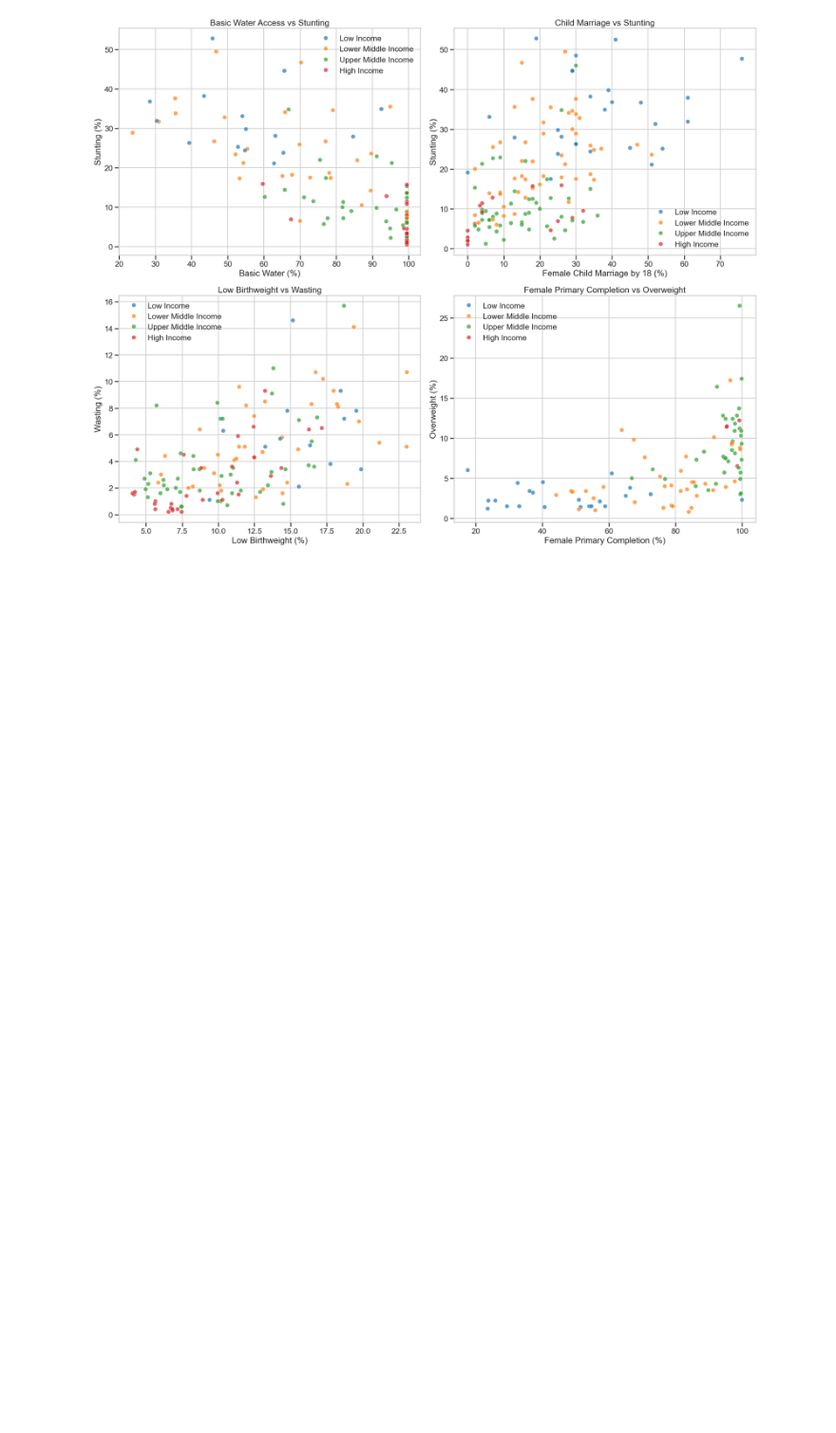
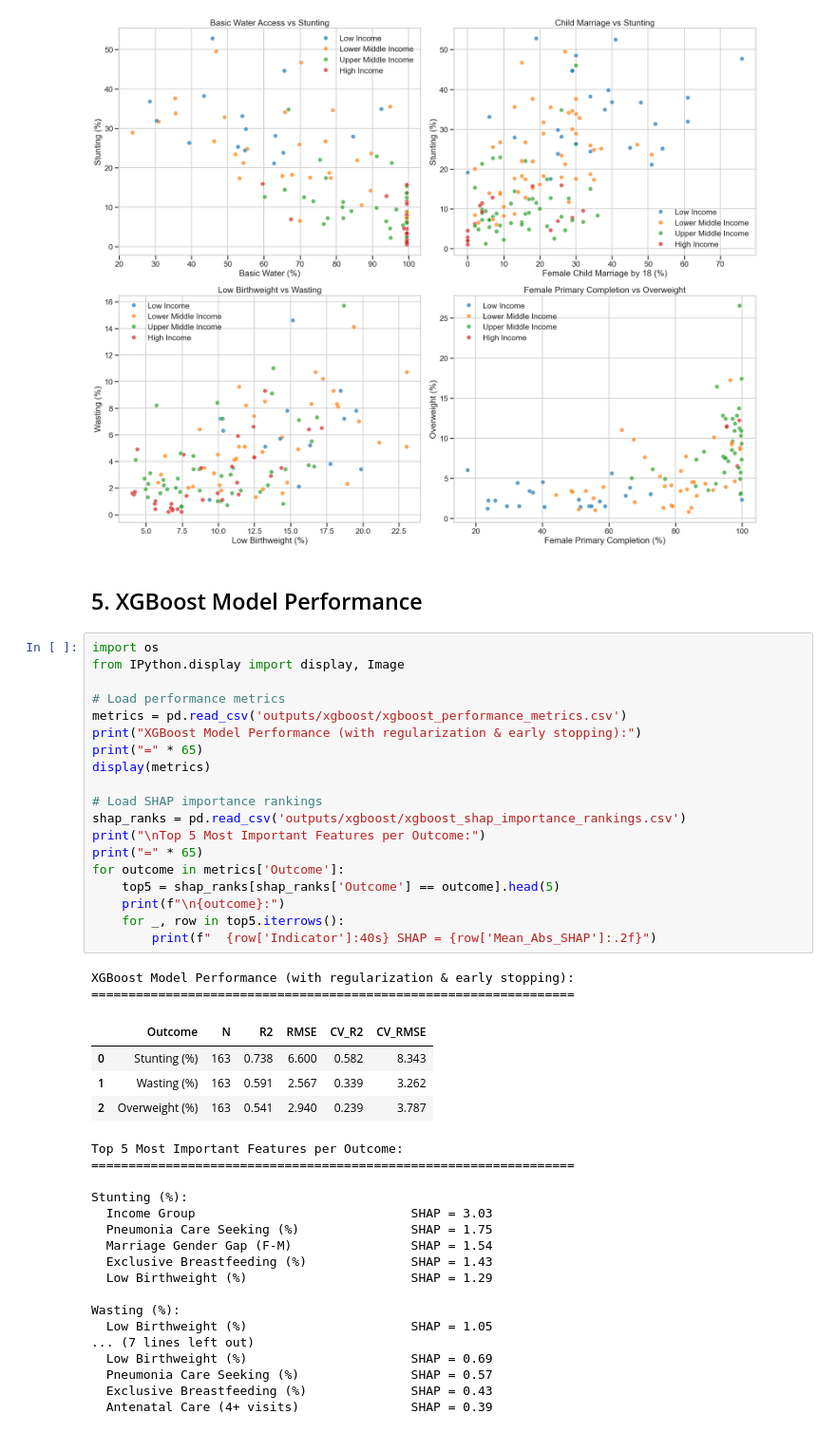
Before and after one commit to JiayiQinivy/UNICEF-DS, a Jupyter notebook: xgboost_datasets_visualisation.ipynb, the cells around one changed output. Shown at 95% size. Saved outputs shown, nothing was run; the diff lists cells and outputs as text; blank space fills up the shorter version.

```diff
--- a/xgboost_datasets_visualisation.ipynb
+++ b/xgboost_datasets_visualisation.ipynb
@@ -146,3 +149,48 @@ plt.tight_layout()
 plt.show()
 # %% [output]
 [figure]
+# %% [markdown]
+## 5. XGBoost Model Performance
+# %%
+import os
+from IPython.display import display, Image
+
+# Load performance metrics
+metrics = pd.read_csv('outputs/xgboost/xgboost_performance_metrics.csv')
+print("XGBoost Model Performance (with regularization & early stopping):")
+print("=" * 65)
+display(metrics)
+
+# Load SHAP importance rankings
+shap_ranks = pd.read_csv('outputs/xgboost/xgboost_shap_importance_rankings.csv')
+print("\nTop 5 Most Important Features per Outcome:")
+print("=" * 65)
+for outcome in metrics['Outcome']:
+    top5 = shap_ranks[shap_ranks['Outcome'] == outcome].head(5)
+    print(f"\n{outcome}:")
+    for _, row in top5.iterrows():
+        print(f"  {row['Indicator']:40s} SHAP = {row['Mean_Abs_SHAP']:.2f}")
+# %% [output]
+XGBoost Model Performance (with regularization & early stopping):
+=================================================================
+|  | Outcome | N | R2 | RMSE | CV_R2 | CV_RMSE |
+| 0 | Stunting (%) | 163 | 0.738 | 6.600 | 0.582 | 8.343 |
+| 1 | Wasting (%) | 163 | 0.591 | 2.567 | 0.339 | 3.262 |
+| 2 | Overweight (%) | 163 | 0.541 | 2.940 | 0.239 | 3.787 |
+Top 5 Most Important Features per Outcome:
+=================================================================
+
+Stunting (%):
+  Income Group                             SHAP = 3.03
+  Pneumonia Care Seeking (%)               SHAP = 1.75
+  Marriage Gender Gap (F-M)                SHAP = 1.54
+  Exclusive Breastfeeding (%)              SHAP = 1.43
+  Low Birthweight (%)                      SHAP = 1.29
+
+Wasting (%):
+  Low Birthweight (%)                      SHAP = 1.05
+... (7 lines left out)
+  Low Birthweight (%)                      SHAP = 0.69
+  Pneumonia Care Seeking (%)               SHAP = 0.57
+  Exclusive Breastfeeding (%)              SHAP = 0.43
+  Antenatal Care (4+ visits)               SHAP = 0.39
```
Also changed, not shown: parts of 6 cells of this notebook.
